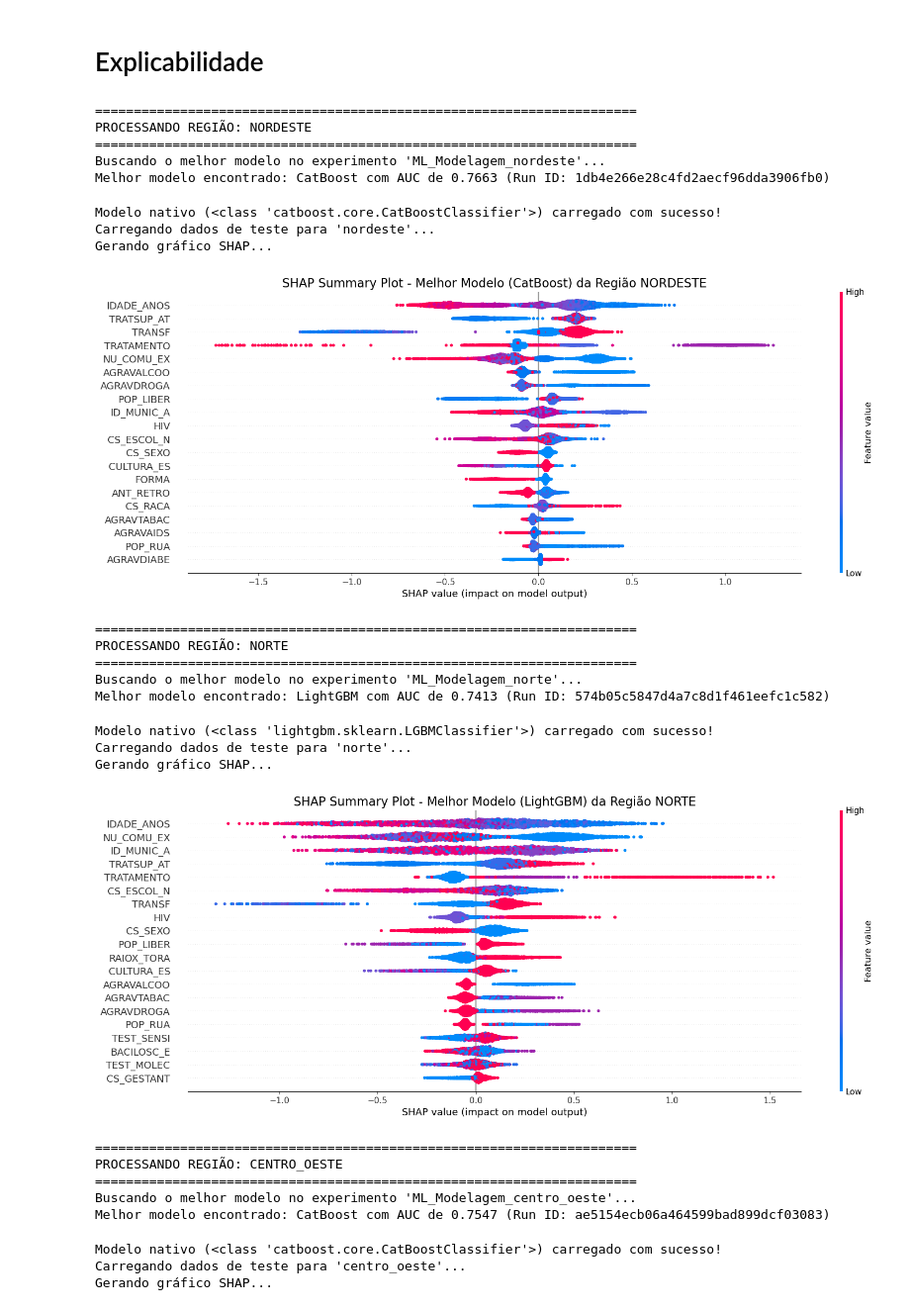
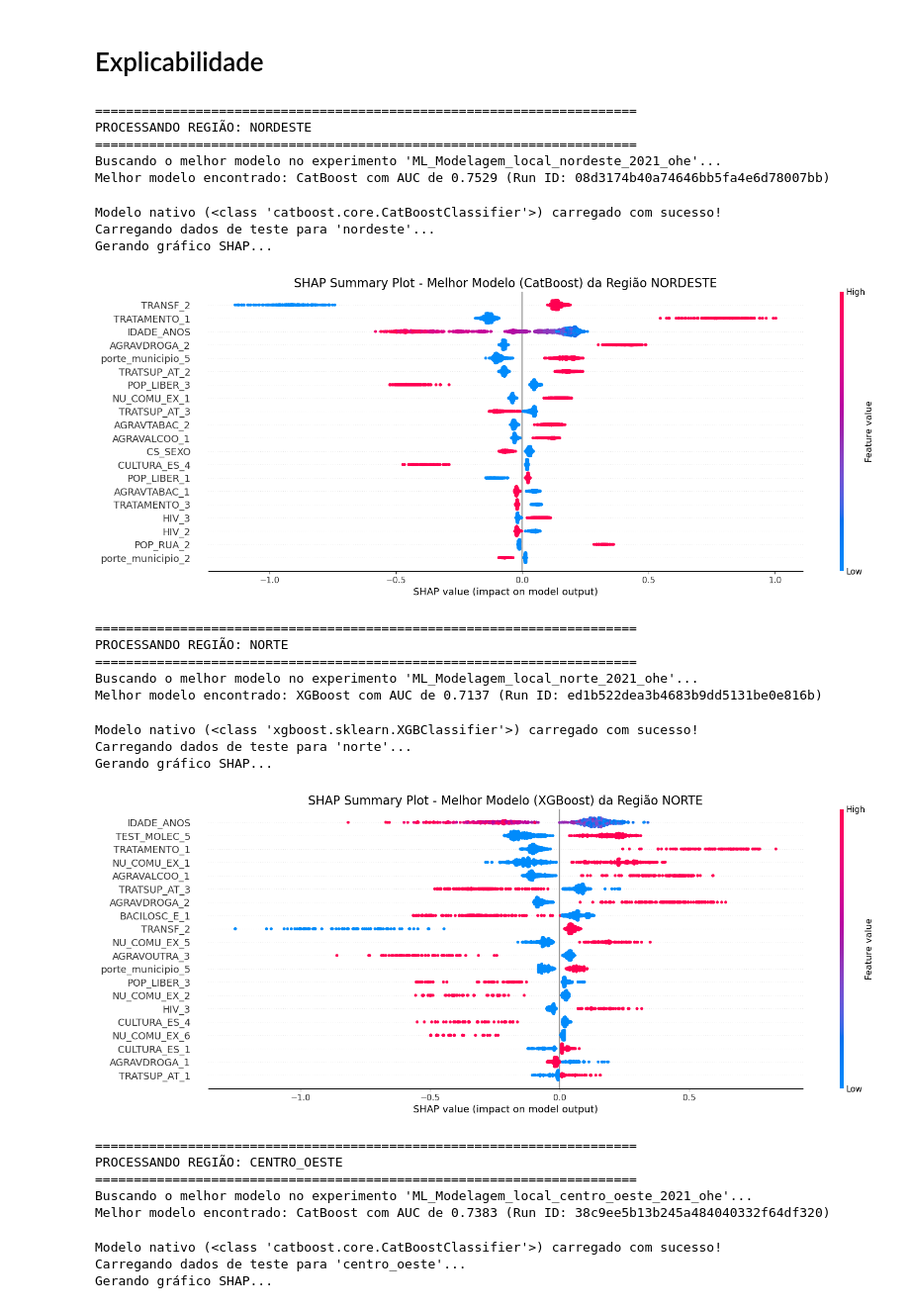
Before and after one commit to v-camargo/TL_tuberculosis, a Jupyter notebook: local_modelagem_regioes v2.ipynb, the cells around one changed output. Shown at 99% size. Saved outputs shown, nothing was run; the diff lists cells and outputs as text; code cells hidden in the pictures.

```diff
--- a/local_modelagem_regioes v2.ipynb
+++ b/local_modelagem_regioes v2.ipynb
@@ -24,7 +24,7 @@ import mlflow.catboost
 # Importação
 # %%
 # 1. Especifique o caminho para a pasta onde seus arquivos CSV estão localizados.
-caminho_da_pasta = 'dados/train_test'
+caminho_da_pasta = 'dados/train_test_ohe'
 
 # Cria um dicionário vazio para armazenar os DataFrames
 dados = {}
@@ -132,7 +132,7 @@ modelos_a_treinar = {
 resultados_gerais = []
 
 # Garante que o diretório para salvar os modelos exista
-output_dir = "modelos_hiperparametrizados_v2"
+output_dir = "modelos_hiperparametrizados_pos_pandemia"
 os.makedirs(output_dir, exist_ok=True)
 print(f"Diretório para salvar os modelos: '{output_dir}'")
 # %% [output]
@@ -151,7 +151,7 @@ for regiao in regioes:
     print(f"{'='*60}")
 
     # --- MLFLOW: Define o experimento para a região atual ---
-    mlflow.set_experiment(f"ML_Modelagem_{regiao}")
+    mlflow.set_experiment(f"ML_Modelagem_local_{regiao}_2021_ohe")
 
     # Carrega os dados de treino e teste para a região atual
     try:
@@ -345,7 +335,7 @@ for regiao in regioes:
     # Bloco try/except para lidar com possíveis erros (ex: região sem dados ou sem execuções)
     try:
         # 1. Definindo o experimento dinamicamente para a região atual
-        nome_do_experimento = f"ML_Modelagem_{regiao}"
+        nome_do_experimento = f"ML_Modelagem_local_{regiao}_2021_ohe"
 
         # 2. Buscando as execuções e encontrando a melhor (com base no maior AUC)
         print(f"Buscando o melhor modelo no experimento '{nome_do_experimento}'...")
@@ -388,45 +378,45 @@ for regiao in regioes:
         shap.summary_plot(shap_values, X_test_regiao, show=False, plot_size=(16, 6))
 
         # Adicionamos o título customizado usando matplotlib
         plt.title(titulo_grafico, size=16)
 
         # Exibimos o gráfico final
         plt.show()
 
     except KeyError:
         # Erro caso não encontre os dados de teste no dicionário 'dados'
         print(f"ERRO: Não foram encontrados os dados de teste 'X_test_{regiao}' no dicionário 'dados'.")
     except Exception as e:
         # Pega qualquer outro erro que possa acontecer no processo
         print(f"Ocorreu um erro inesperado ao processar a região '{regiao}': {e}")
 
 print(f"\n{'='*70}")
 print("Análise SHAP para todas as regiões foi concluída.")
 print(f"{'='*70}")
 # %% [output]
 ======================================================================
 PROCESSANDO REGIÃO: NORDESTE
 ======================================================================
-Buscando o melhor modelo no experimento 'ML_Modelagem_nordeste'...
-Melhor modelo encontrado: CatBoost com AUC de 0.7663 (Run ID: 1db4e266e28c4fd2aecf96dda3906fb0)
+Buscando o melhor modelo no experimento 'ML_Modelagem_local_nordeste_2021_ohe'...
+Melhor modelo encontrado: CatBoost com AUC de 0.7529 (Run ID: 08d3174b40a74646bb5fa4e6d78007bb)
 Modelo nativo (<class 'catboost.core.CatBoostClassifier'>) carregado com sucesso!
 Carregando dados de teste para 'nordeste'...
 Gerando gráfico SHAP...
-[figure, old version]
+[figure, new version]
 ======================================================================
 PROCESSANDO REGIÃO: NORTE
 ======================================================================
-Buscando o melhor modelo no experimento 'ML_Modelagem_norte'...
-Melhor modelo encontrado: LightGBM com AUC de 0.7413 (Run ID: 574b05c5847d4a7c8d1f461eefc1c582)
+Buscando o melhor modelo no experimento 'ML_Modelagem_local_norte_2021_ohe'...
+Melhor modelo encontrado: XGBoost com AUC de 0.7137 (Run ID: ed1b522dea3b4683b9dd5131be0e816b)
-Modelo nativo (<class 'lightgbm.sklearn.LGBMClassifier'>) carregado com sucesso!
+Modelo nativo (<class 'xgboost.sklearn.XGBClassifier'>) carregado com sucesso!
 Carregando dados de teste para 'norte'...
 Gerando gráfico SHAP...
-[figure, old version]
+[figure, new version]
 ======================================================================
 PROCESSANDO REGIÃO: CENTRO_OESTE
 ======================================================================
-Buscando o melhor modelo no experimento 'ML_Modelagem_centro_oeste'...
-Melhor modelo encontrado: CatBoost com AUC de 0.7547 (Run ID: ae5154ecb06a464599bad899dcf03083)
+Buscando o melhor modelo no experimento 'ML_Modelagem_local_centro_oeste_2021_ohe'...
+Melhor modelo encontrado: CatBoost com AUC de 0.7383 (Run ID: 38c9ee5b13b245a484040332f64df320)
 Modelo nativo (<class 'catboost.core.CatBoostClassifier'>) carregado com sucesso!
 Carregando dados de teste para 'centro_oeste'...
 Gerando gráfico SHAP...
```
Also changed, not shown: parts of 5 cells of this notebook, 7 other files.
